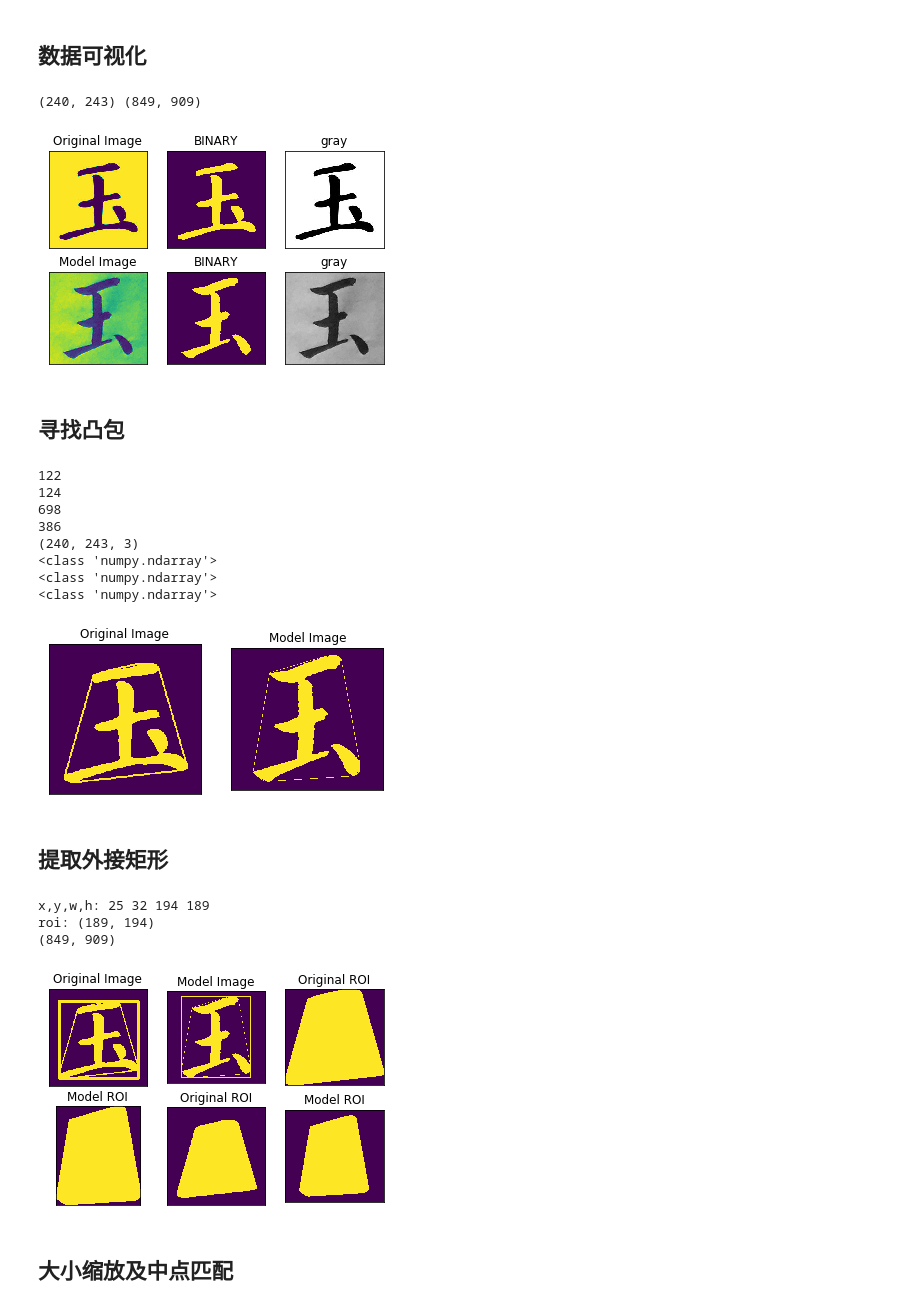
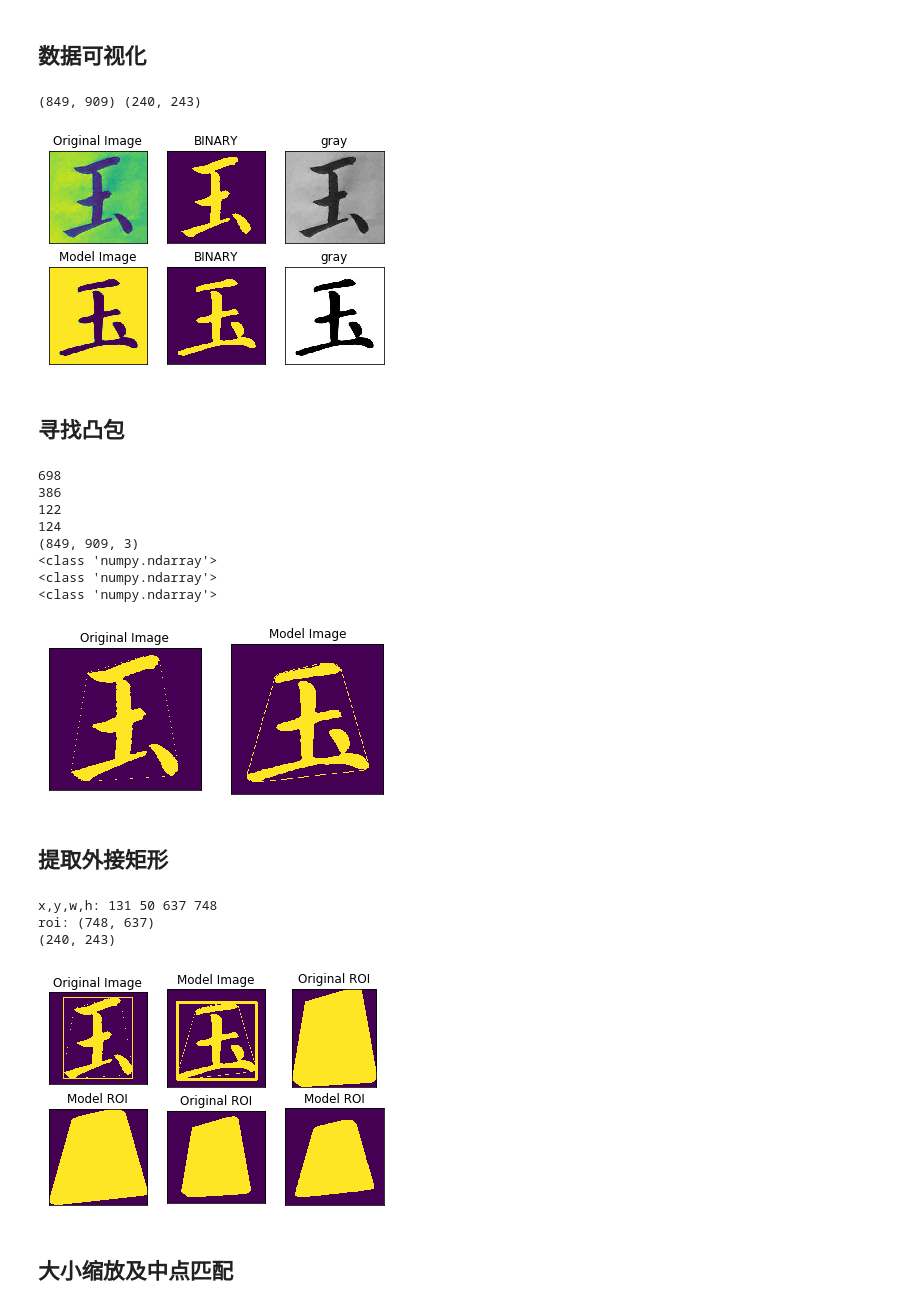
Before and after one commit to XuYongi/Image-based-calligraphy-evaluation, a Jupyter notebook: 字体结构评估001.ipynb, the cells around one changed output. Saved outputs shown, nothing was run; the diff lists cells and outputs as text; code cells hidden in the pictures.

```diff
--- a/字体结构评估001.ipynb
+++ b/字体结构评估001.ipynb
@@ -23,11 +23,11 @@ def center(location):
 # %% [markdown]
 ## 数据可视化
 # %%
-img = cv2.imread('1.jpg', 0) #待测字样
-img1 = cv2.imread('2.jpg', 0) #字模
+img1 = cv2.imread('1.jpg', 0) #待测字样
+img = cv2.imread('2.jpg', 0) #字模
 print(img.shape, img1.shape)
 # %% [output]
-(240, 243) (849, 909)
+(849, 909) (240, 243)
 # %%
 _, thresh = cv2.threshold(img, 1, 255, cv2.THRESH_BINARY_INV + cv2.THRESH_OTSU)
 _, thresh1 = cv2.threshold(img1, 1, 255, cv2.THRESH_BINARY_INV + cv2.THRESH_OTSU)
@@ -47,7 +47,7 @@ for i in range(6):
     plt.xticks([]),plt.yticks([])
 plt.show()
 # %% [output]
-[figure, old version]
+[figure, new version]
 # %% [markdown]
 ## 寻找凸包
 # %%
@@ -104,45 +104,45 @@ hull = cv2.convexHull(cnt)
 hull1 = cv2.convexHull(cnt1)
     # 3.绘制凸包
     #print(hull)
-cv2.polylines(thresh, [hull], True, (255, 255, 255), 2)
-cv2.polylines(thresh1, [hull1], True, (255, 255, 255), 2)
+cv2.polylines(thresh, [hull], True, (255, 255, 255), 1)
+cv2.polylines(thresh1, [hull1], True, (255, 255, 255), 1)
 
 titles = ['Original Image','Model Image']
 images = [thresh, thresh1]
 # images = [img, binary, img,  binary, img, binary]
 
 for i in range(2):
     plt.subplot(1,2,i+1),plt.imshow(images[i])
     plt.title(titles[i])
     plt.xticks([]),plt.yticks([])
 plt.show()
 
 thresh_copy =np.zeros(thresh.shape,np.uint8)
 print(type(thresh_copy))
 thresh_copy = thresh.copy()
 thresh1_copy = thresh1.copy()
 
 #see copy
 thresh_copy1 = thresh.copy()
 thresh1_copy1 = thresh1.copy()
 
 cv2.fillPoly(thresh_copy,[hull],(255,255,255))  #填充内部
 cv2.fillPoly(thresh1_copy,[hull1],(255,255,255))  #填充内部
 print(type(thresh_copy))
 print(type(thresh))
 #
 # plt.imshow(thresh)
 # plt.imshow(thresh1)
 # %% [output]
+698
+386
 122
 124
-698
-386
-(240, 243, 3)
+(849, 909, 3)
 <class 'numpy.ndarray'>
 <class 'numpy.ndarray'>
 <class 'numpy.ndarray'>
-[figure, old version]
+[figure, new version]
 # %% [markdown]
 ## 提取外接矩形
 # %%
@@ -171,10 +171,10 @@ for i in range(6):
     plt.xticks([]),plt.yticks([])
 plt.show()
 # %% [output]
-x,y,w,h: 25 32 194 189
-roi: (189, 194)
-(849, 909)
+x,y,w,h: 131 50 637 748
+roi: (748, 637)
+(240, 243)
-[figure, old version]
+[figure, new version]
 # %% [markdown]
 ## 大小缩放及中点匹配
 # %%
```
Also changed, not shown: parts of 3 cells of this notebook.
